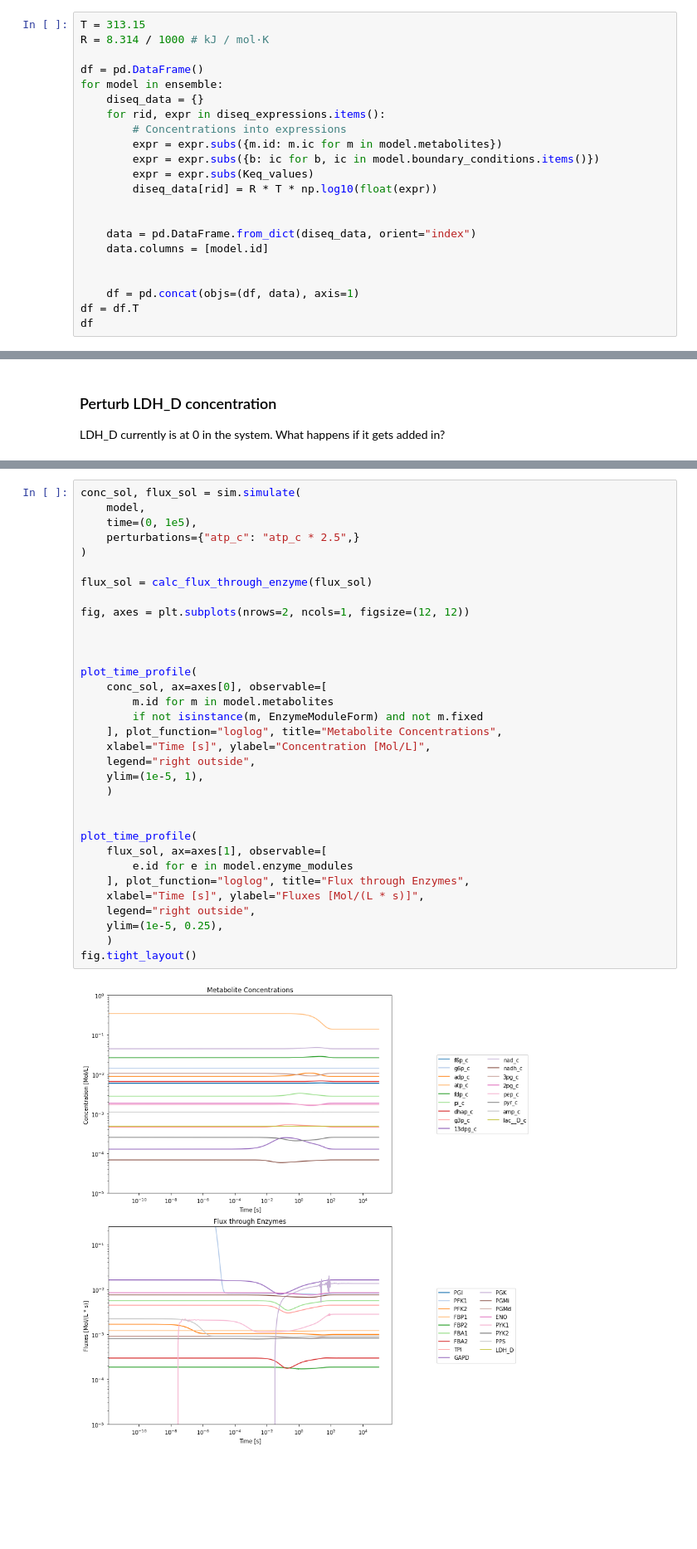
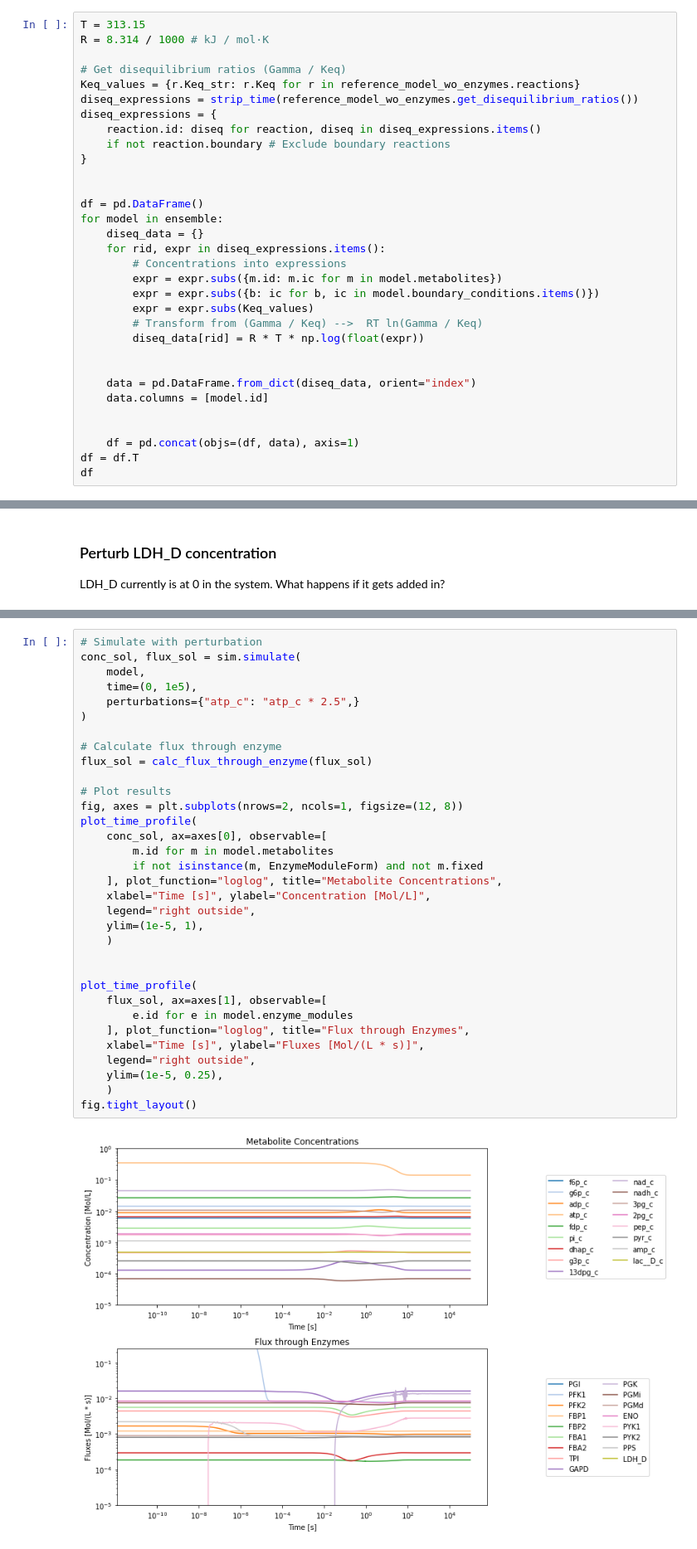
Before and after one commit to SBRG/GDGA_Shortcourse, a Jupyter notebook: Module4_Kinetics/Part2_Exercise/Kinetics and Thermodynamics of Real Metabolic Networks.ipynb, the cells around one changed output, grey strips where cells are left out. Shown at 83% size. Saved outputs shown, nothing was run; the diff lists cells and outputs as text; blank space fills up the shorter version.

Commit message:
Plot fixups

```diff
--- a/Module4_Kinetics/Part2_Exercise/Kinetics and Thermodynamics of Real Metabolic Networks.ipynb
+++ b/Module4_Kinetics/Part2_Exercise/Kinetics and Thermodynamics of Real Metabolic Networks.ipynb
@@ -284,6 +239,15 @@ Loaded Glycolysis_C4
 # %%
 T = 313.15
 R = 8.314 / 1000 # kJ / mol·K
+
+# Get disequilibrium ratios (Gamma / Keq)
+Keq_values = {r.Keq_str: r.Keq for r in reference_model_wo_enzymes.reactions}
+diseq_expressions = strip_time(reference_model_wo_enzymes.get_disequilibrium_ratios())
+diseq_expressions = {
+    reaction.id: diseq for reaction, diseq in diseq_expressions.items()
+    if not reaction.boundary # Exclude boundary reactions
+}
+
 
 df = pd.DataFrame()
 for model in ensemble:
@@ -293,7 +257,8 @@ for model in ensemble:
         expr = expr.subs({m.id: m.ic for m in model.metabolites})
         expr = expr.subs({b: ic for b, ic in model.boundary_conditions.items()})
         expr = expr.subs(Keq_values)
-        diseq_data[rid] = R * T * np.log10(float(expr))
+        # Transform from (Gamma / Keq) -->  RT ln(Gamma / Keq)
+        diseq_data[rid] = R * T * np.log(float(expr))
 
 
     data = pd.DataFrame.from_dict(diseq_data, orient="index")
@@ -664,36 +710,36 @@ fig.tight_layout()
 # %%
+# Simulate with perturbation
 conc_sol, flux_sol = sim.simulate(
     model,
     time=(0, 1e5),
     perturbations={"atp_c": "atp_c * 2.5",}
 )
 
+# Calculate flux through enzyme
 flux_sol = calc_flux_through_enzyme(flux_sol)
 
-fig, axes = plt.subplots(nrows=2, ncols=1, figsize=(12, 12))
-
-
-
+# Plot results
+fig, axes = plt.subplots(nrows=2, ncols=1, figsize=(12, 8))
 plot_time_profile(
     conc_sol, ax=axes[0], observable=[
         m.id for m in model.metabolites
         if not isinstance(m, EnzymeModuleForm) and not m.fixed
     ], plot_function="loglog", title="Metabolite Concentrations",
     xlabel="Time [s]", ylabel="Concentration [Mol/L]",
     legend="right outside",
     ylim=(1e-5, 1),
     )
 
 
 plot_time_profile(
     flux_sol, ax=axes[1], observable=[
         e.id for e in model.enzyme_modules
     ], plot_function="loglog", title="Flux through Enzymes",
     xlabel="Time [s]", ylabel="Fluxes [Mol/(L * s)]",
     legend="right outside",
     ylim=(1e-5, 0.25),
     )
 fig.tight_layout()
 # %% [output]
-[figure, old version]
+[figure, new version]
 # %% [markdown]
```
Also changed, not shown: parts of 33 cells of this notebook.
